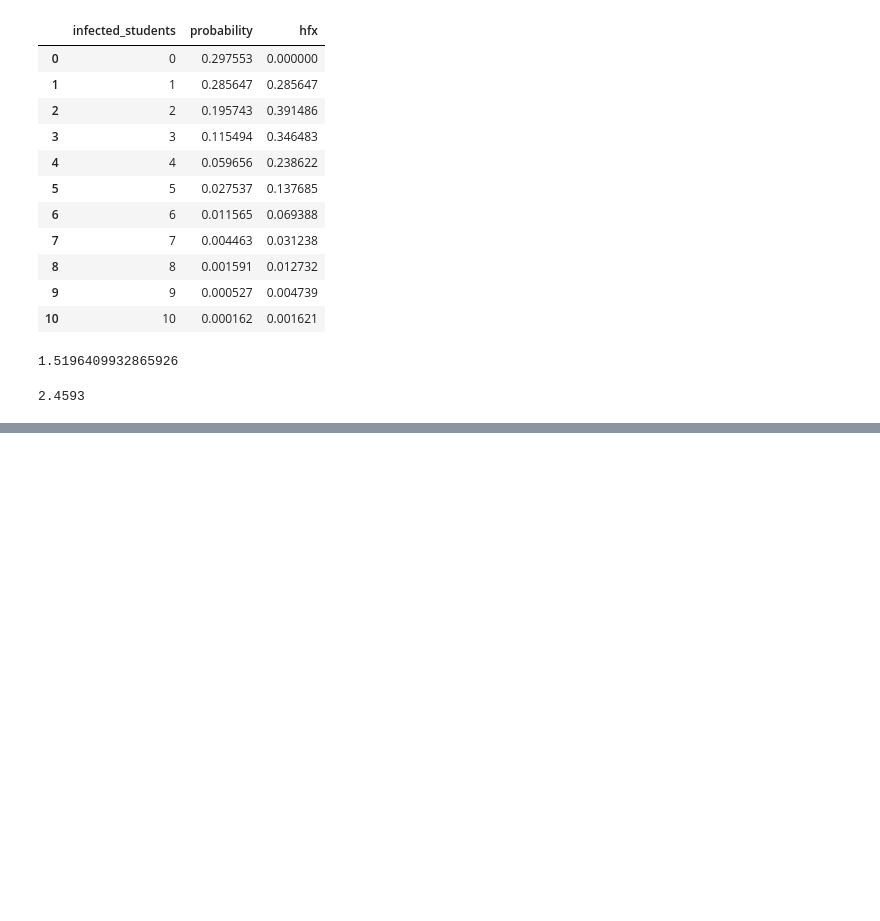
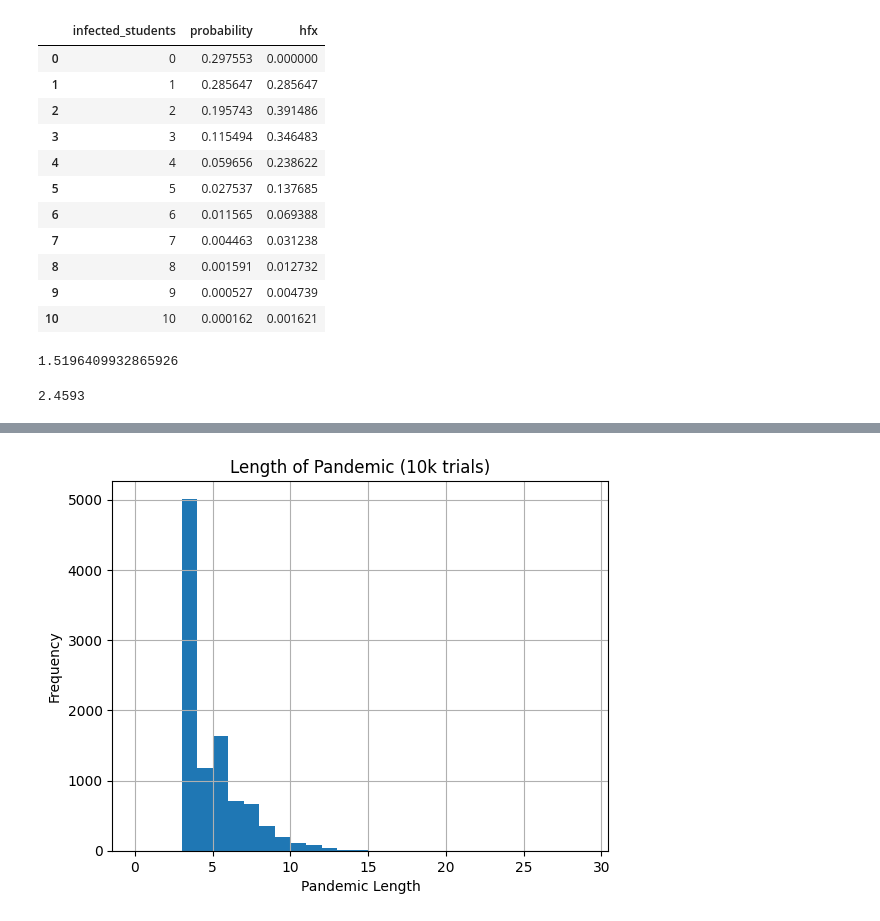
Before and after one commit to chris-messer/Pandemic-Simulation, a Jupyter notebook: src/Analysis.ipynb, the cells around one changed output, grey strips where cells are left out. Cells and saved outputs as stored; diff of their text form; code cells hidden in the pictures; blank space fills up the shorter version.

```diff
--- a/src/Analysis.ipynb
+++ b/src/Analysis.ipynb
@@ -198,0 +271,12 @@ ValueError: For each axis slice, the sum of the observed frequencies must agree
+# %%
+vacc_df = pd.read_csv(wd+'/data/50pcnt_vacc_10k.csv')
+# %%
+pandemic_length_vacc = vacc_df.loc[vacc_df['contagious'] == 0]
+pandemic_length_vacc = pd.pivot_table(
+    pandemic_length_vacc,
+    index=['trial'],
+    values='day',
+    aggfunc=["min"],
+).reset_index()
+pandemic_length_vacc.columns = ['trial', 'lastDay']
+pandemic_length_vacc
@@ -198,0 +297,8 @@ ValueError: For each axis slice, the sum of the observed frequencies must agree
+# %%
+plt.hist(pandemic_length_vacc['lastDay'], bins=range(30))  # Adjust the bins as needed
+plt.xlabel('Pandemic Length')
+plt.ylabel('Frequency')
+plt.title('Length of Pandemic (10k trials)')
+plt.grid(True)
+# %% [output]
+[figure, added]
```
Also changed, not shown: parts of 11 cells of this notebook, 1 other file.
